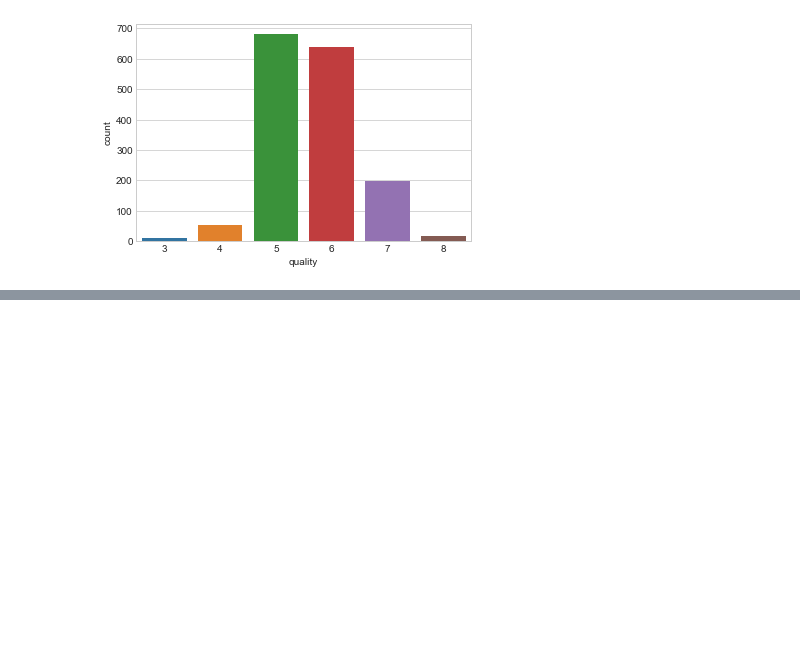
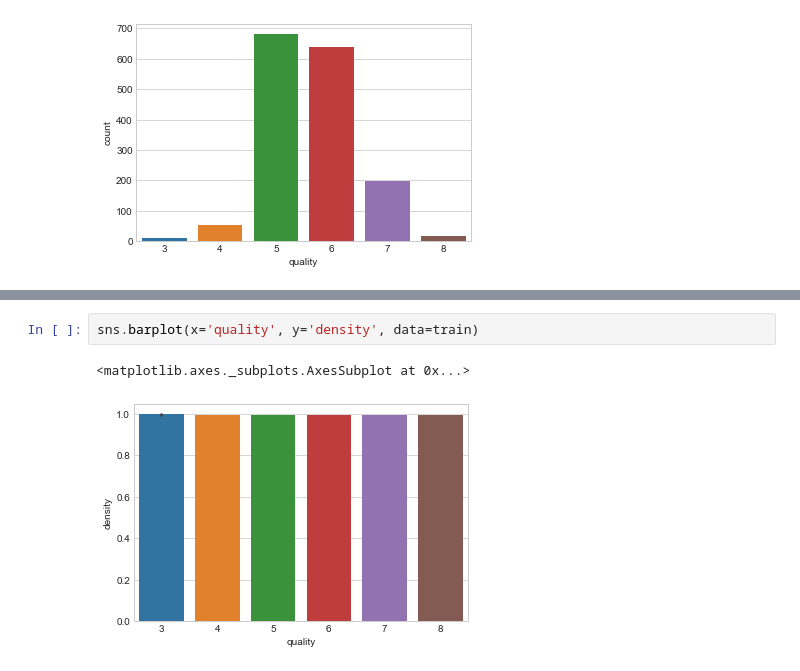
Before and after one commit to rkritika1508/Wine-Quality, a Jupyter notebook: Red Wine.ipynb, the cells around one changed output, grey strips where cells are left out. Saved outputs shown, nothing was run; the diff lists cells and outputs as text; blank space fills up the shorter version.

```diff
--- a/Red Wine.ipynb
+++ b/Red Wine.ipynb
@@ -92,0 +109,5 @@ sns.countplot(x='quality', data=train)
+# %%
+sns.barplot(x='quality', y='density', data=train)
+# %% [output]
+<matplotlib.axes._subplots.AxesSubplot at 0x...>
+[figure, added]
```
Also changed, not shown: parts of 22 cells of this notebook.
